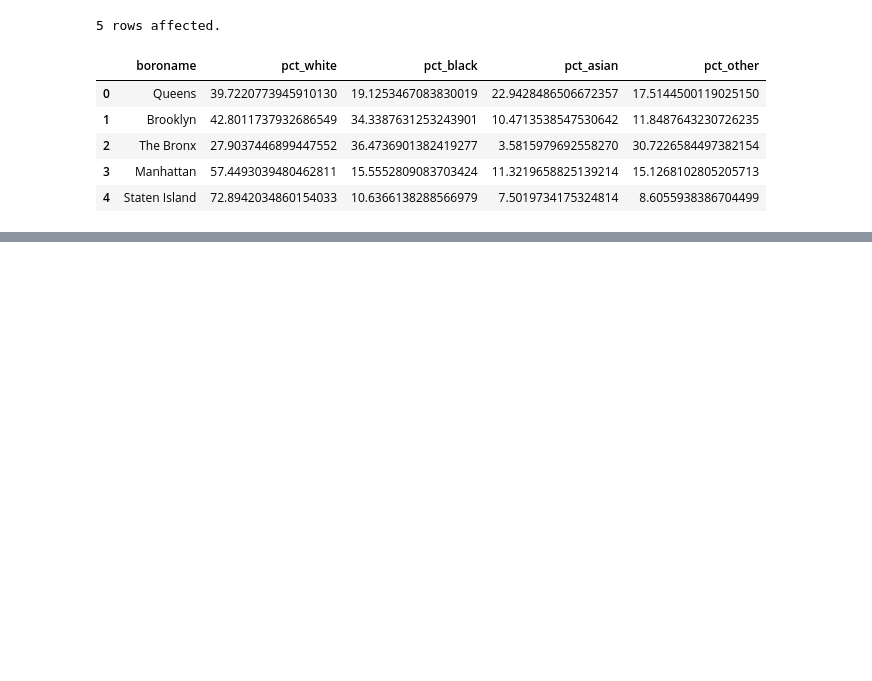
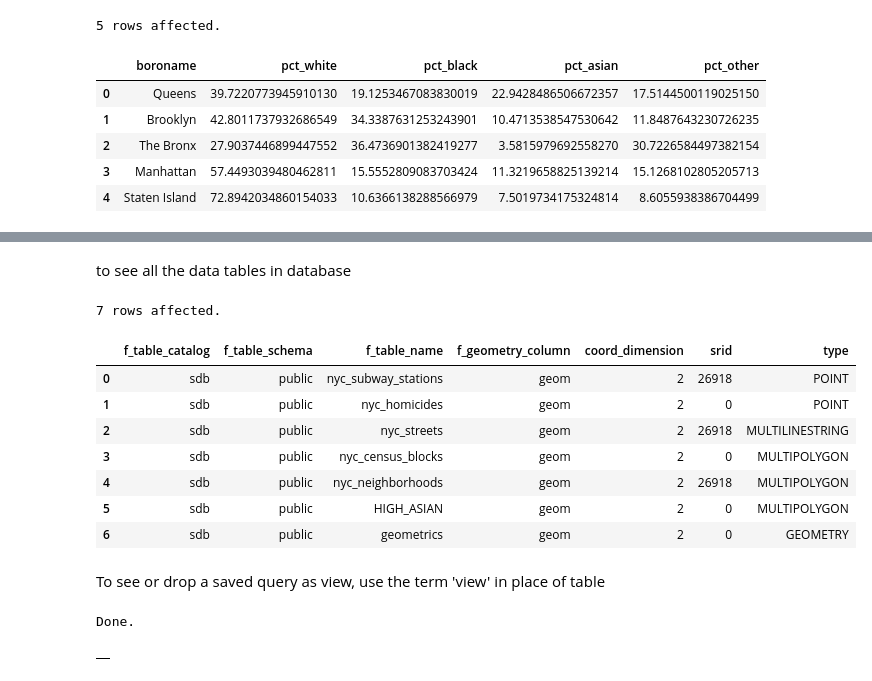
Before and after one commit to Vikash-exe/SQL, a Jupyter notebook: PostgreSQL.ipynb, the cells around one changed output, grey strips where cells are left out. Cells and saved outputs as stored; diff of their text form; code cells hidden in the pictures; blank space fills up the shorter version.

Commit message:
moving with geometrics

```diff
--- a/PostgreSQL.ipynb
+++ b/PostgreSQL.ipynb
@@ -148,0 +182,23 @@ GROUP BY boroname;
+# %% [markdown]
+to see all the data tables in database
+# %%
+%%sql
+SELECT * FROM geometry_columns;
+# %% [output]
+7 rows affected.
+|  | f_table_catalog | f_table_schema | f_table_name | f_geometry_column | coord_dimension | srid | type |
+| 0 | sdb | public | nyc_subway_stations | geom | 2 | 26918 | POINT |
+| 1 | sdb | public | nyc_homicides | geom | 2 | 0 | POINT |
+| 2 | sdb | public | nyc_streets | geom | 2 | 26918 | MULTILINESTRING |
+| 3 | sdb | public | nyc_census_blocks | geom | 2 | 0 | MULTIPOLYGON |
+| 4 | sdb | public | nyc_neighborhoods | geom | 2 | 26918 | MULTIPOLYGON |
+| 5 | sdb | public | HIGH_ASIAN | geom | 2 | 0 | MULTIPOLYGON |
+| 6 | sdb | public | geometrics | geom | 2 | 0 | GEOMETRY |
+# %% [markdown]
+To see or drop a saved query as view, use the term 'view' in place of table
+# %%
+%%sql
+DROP VIEW "HIGH_ASIAN"
+# %% [output]
+Done.
+|  |
```
Also changed, not shown: parts of 6 cells of this notebook.
